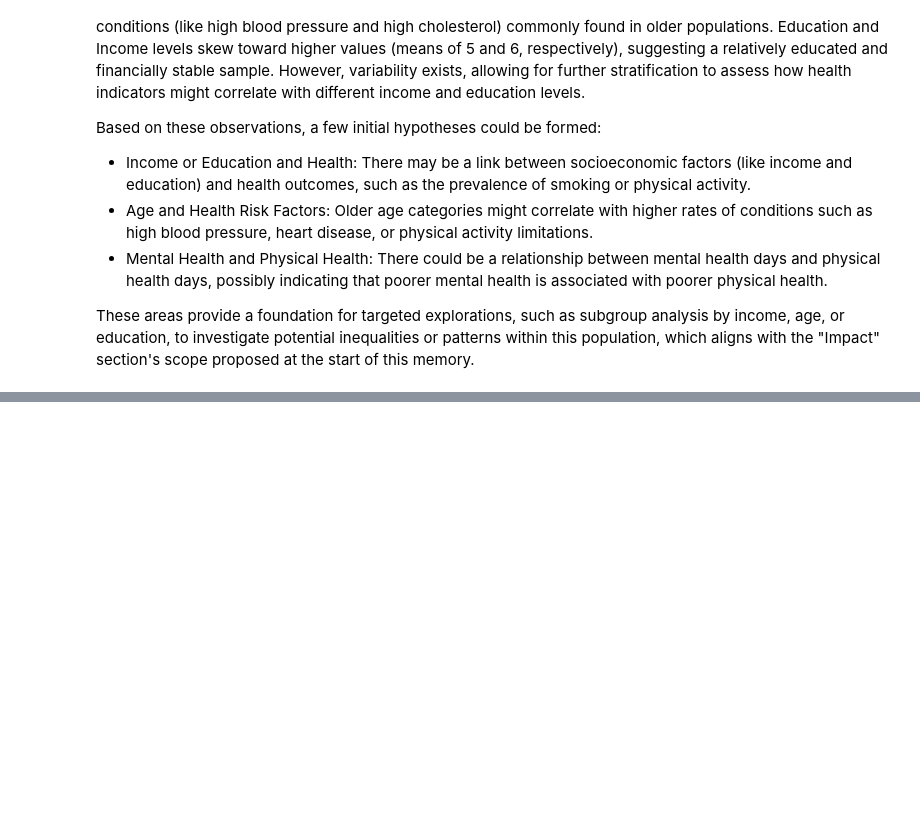
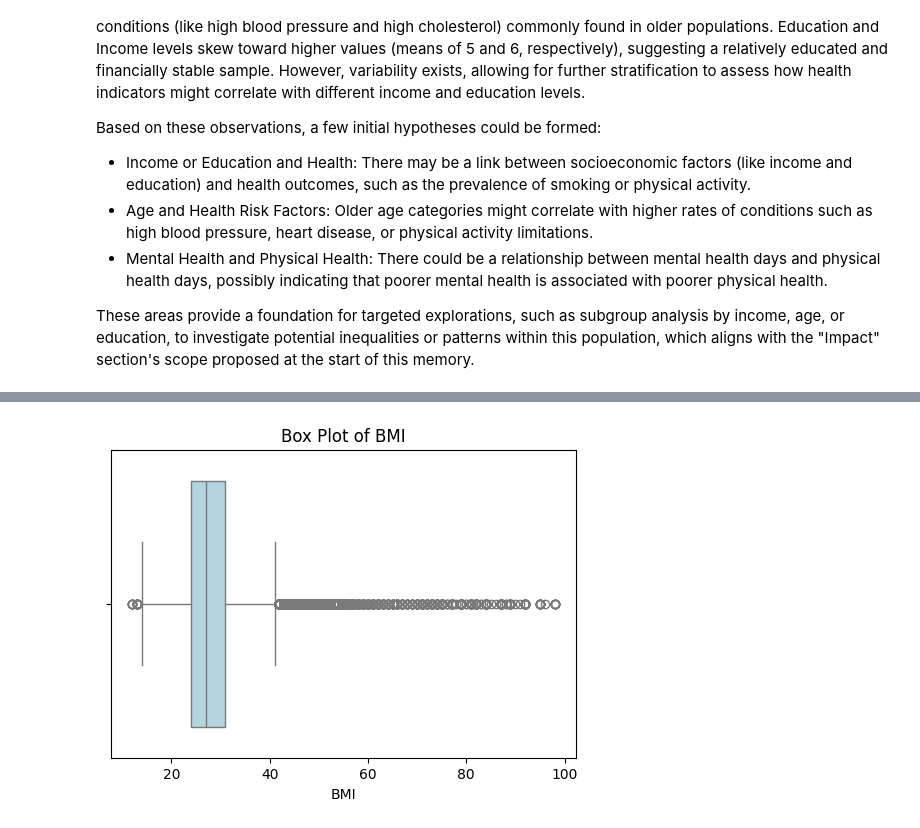
Before and after one commit to SaraRuDi/thesis, a Jupyter notebook: data-exploration.ipynb, the cells around one changed output, grey strips where cells are left out. Cells and saved outputs as stored; diff of their text form; code cells hidden in the pictures; blank space fills up the shorter version.

```diff
--- a/data-exploration.ipynb
+++ b/data-exploration.ipynb
@@ -213,2 +247,10 @@ X_pca = pca.fit_transform(X_scaled)
+# %%
+# box plot for bmi to identify potential outliers
+plt.figure(figsize=(6, 4))
+sns.boxplot(x=X['BMI'], color='lightblue')
+plt.title('Box Plot of BMI')
+plt.show()
+# %% [output]
+[figure, added]
 # %%
 
```
Also changed, not shown: parts of 16 cells of this notebook.
